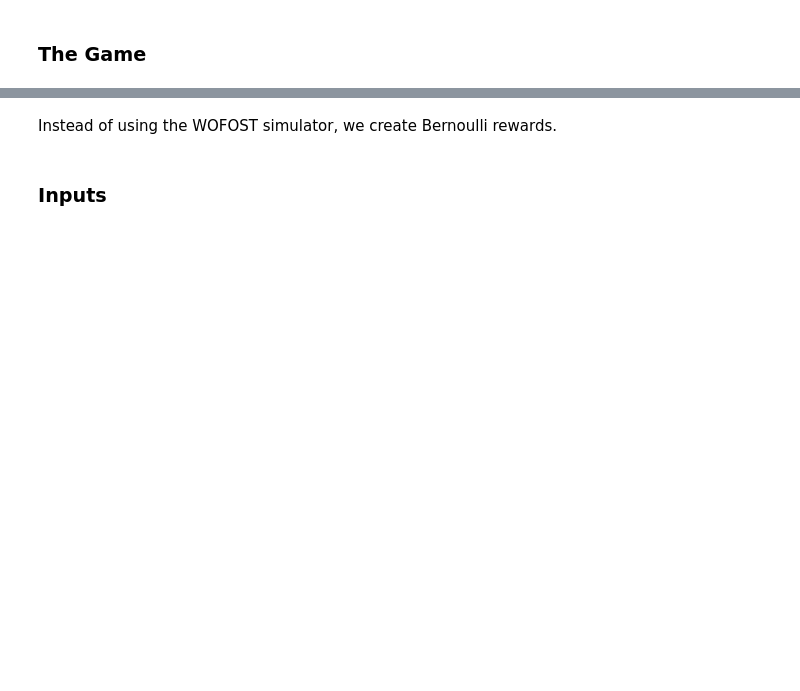
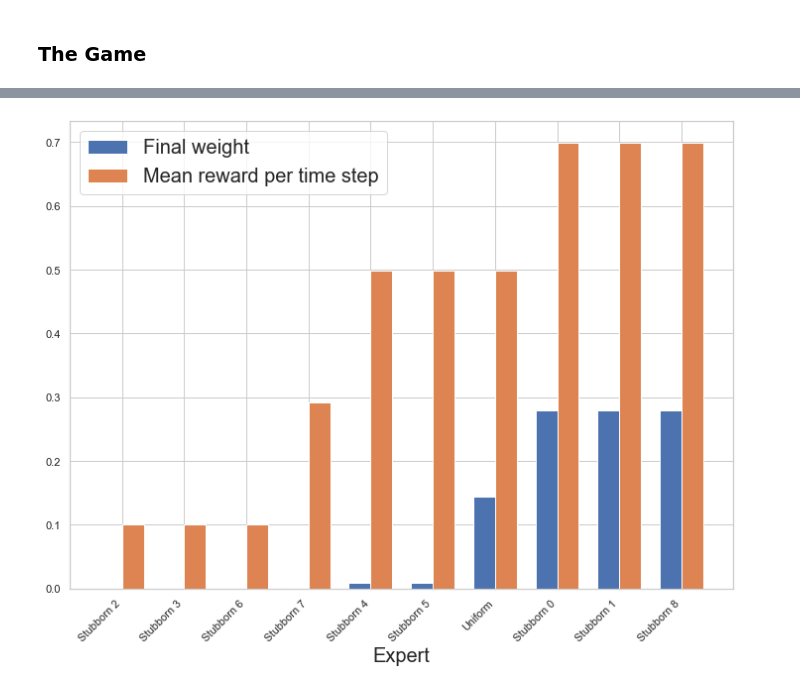
Before and after one commit to xflorameng/wofost-bandits, a Jupyter notebook: simulation/wofost_bandits.ipynb, the cells around one changed output, grey strips where cells are left out. Saved outputs shown, nothing was run; the diff lists cells and outputs as text; code cells hidden in the pictures; blank space fills up the shorter version.

```diff
--- a/simulation/wofost_bandits.ipynb
+++ b/simulation/wofost_bandits.ipynb
@@ -818,4 +830,6 @@ plot_time_series(csv_path, 'regret', 'Regret', cumsum=True, save=True, filename_
 # %%
-xticklabels = ['Uniform'] + [f'Stubborn {i}' for i in range(9)]
+xticklabels = [f'Stubborn {i}' for i in range(9)] + ['Uniform']
 plot_bar_chart(csv_path, xticklabels=xticklabels, save=True, filename_tag='expert_weight_reward_synthetic')
+# %% [output]
+[figure, added]
 # %%
@@ -823,4 +836,0 @@ animation_bar_chart(csv_path, xticklabels=xticklabels, save=True, filename_tag='
-# %% [markdown]
-Instead of using the WOFOST simulator, we create Bernoulli rewards.
-# %% [markdown]
-### Inputs
```
Also changed, not shown: parts of 25 cells of this notebook.
